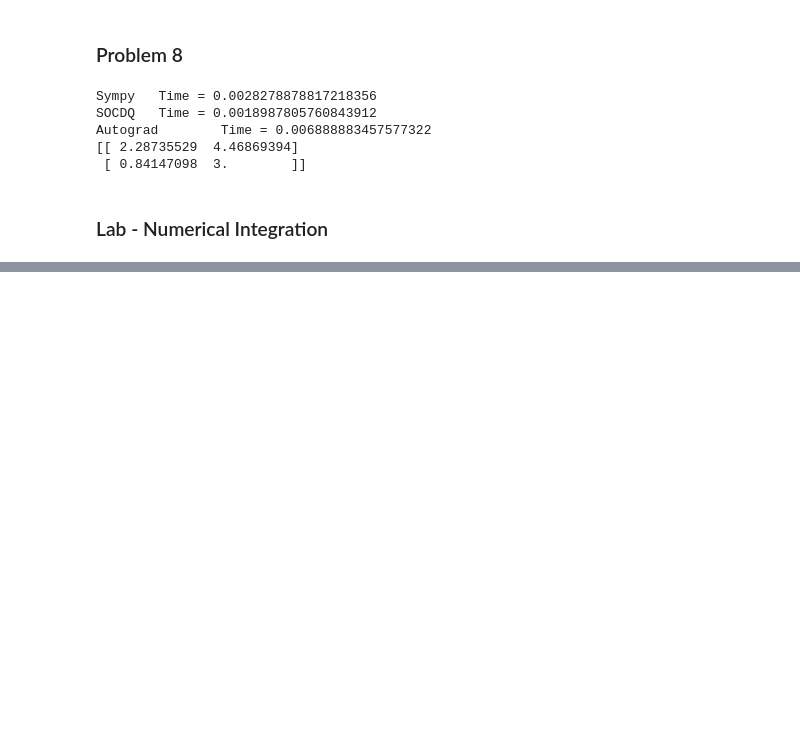
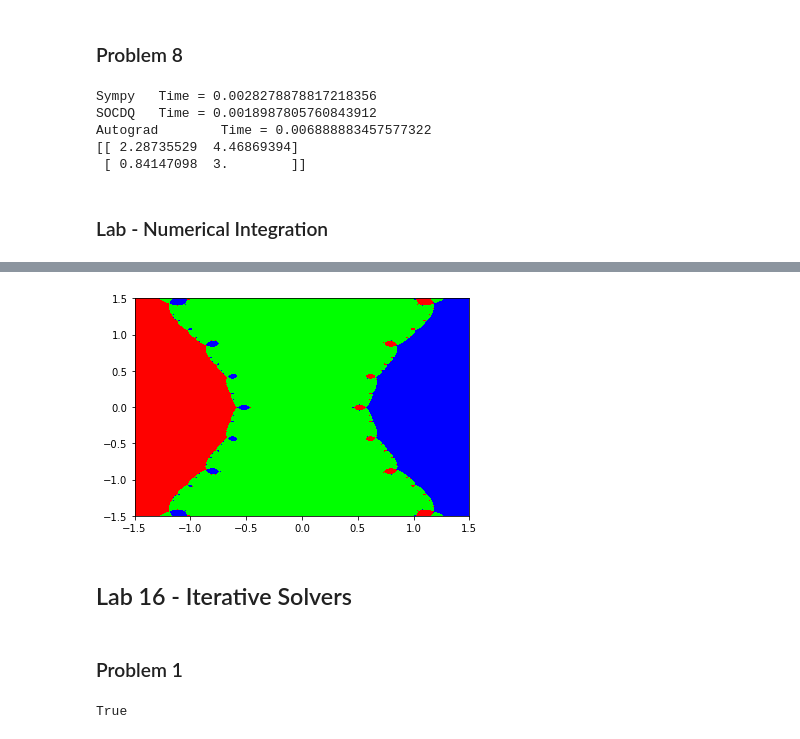
Before and after one commit to weihanchia/OSM-Lab-2017, a Jupyter notebook: Computation/Week 4/Week 4 - First 8 Labs.ipynb, the cells around one changed output, grey strips where cells are left out. Saved outputs shown, nothing was run; the diff lists cells and outputs as text; code cells hidden in the pictures; blank space fills up the shorter version.

```diff
--- a/Computation/Week 4/Week 4.ipynb
+++ b/Computation/Week 4/Week 4 - First 8 Labs.ipynb
@@ -594,0 +1228,10 @@ array([ 2.28735529,  0.84147098])
+# %%
+f2 = lambda x: x**3 - x
+Df2 = lambda x: 3*x**2 - 1
+roots2 = np.array([1, -1, 0])
+
+basinsofattraction(f2, Df2, roots2, bounds, 1000)
+# %% [output]
+[figure, added]
+# %% [markdown]
+## Lab 16 - Iterative Solvers
@@ -594,0 +1240,2 @@ array([ 2.28735529,  0.84147098])
+# %% [markdown]
+### Problem 1
@@ -594,0 +1275,8 @@ array([ 2.28735529,  0.84147098])
+# %%
+b = np.random.random(10)
+A = diag_dom(10)
+
+x = Jacobi(A, b)
+np.allclose(b, A.dot(x))
+# %% [output]
+True
```
Also changed, not shown: parts of 100 cells of this notebook, 13 other files.
